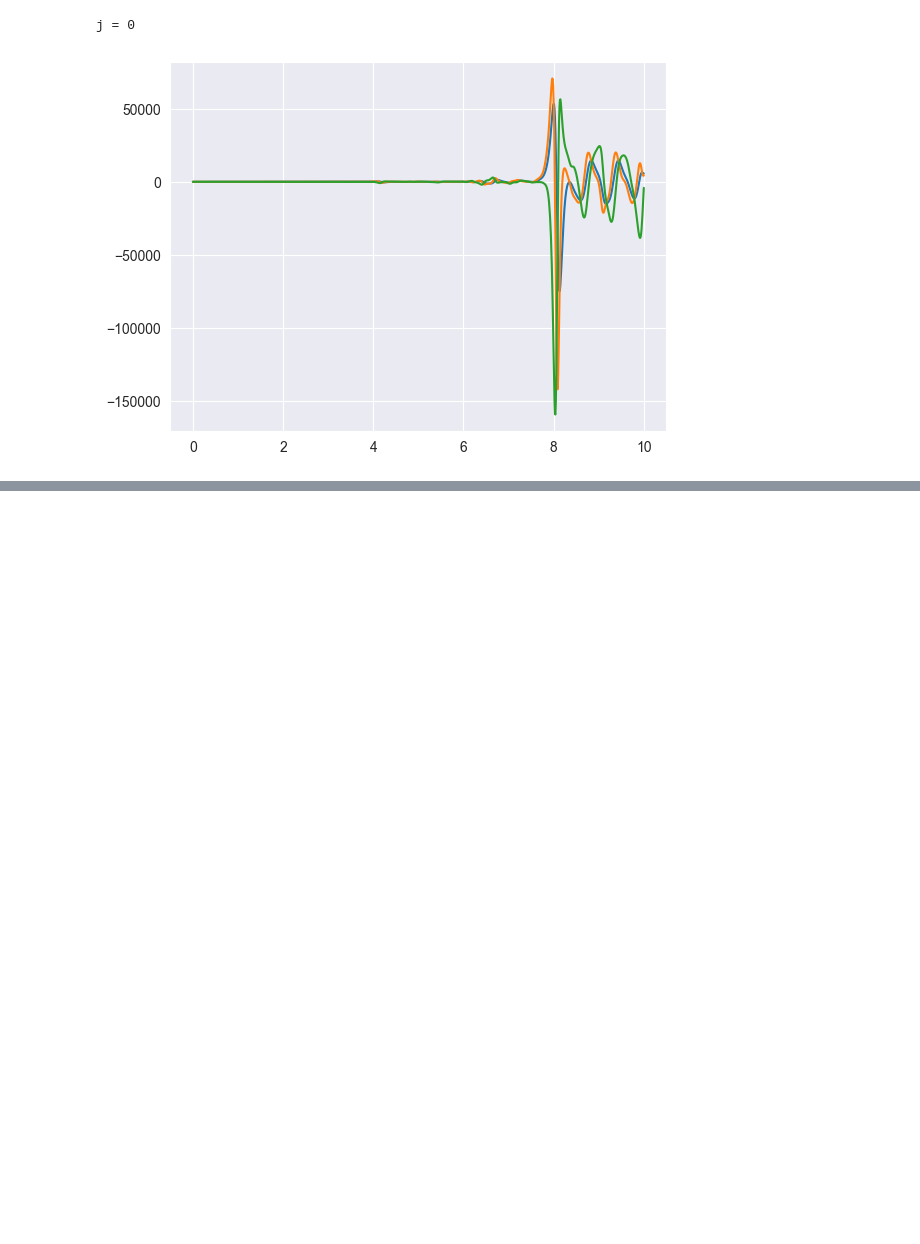
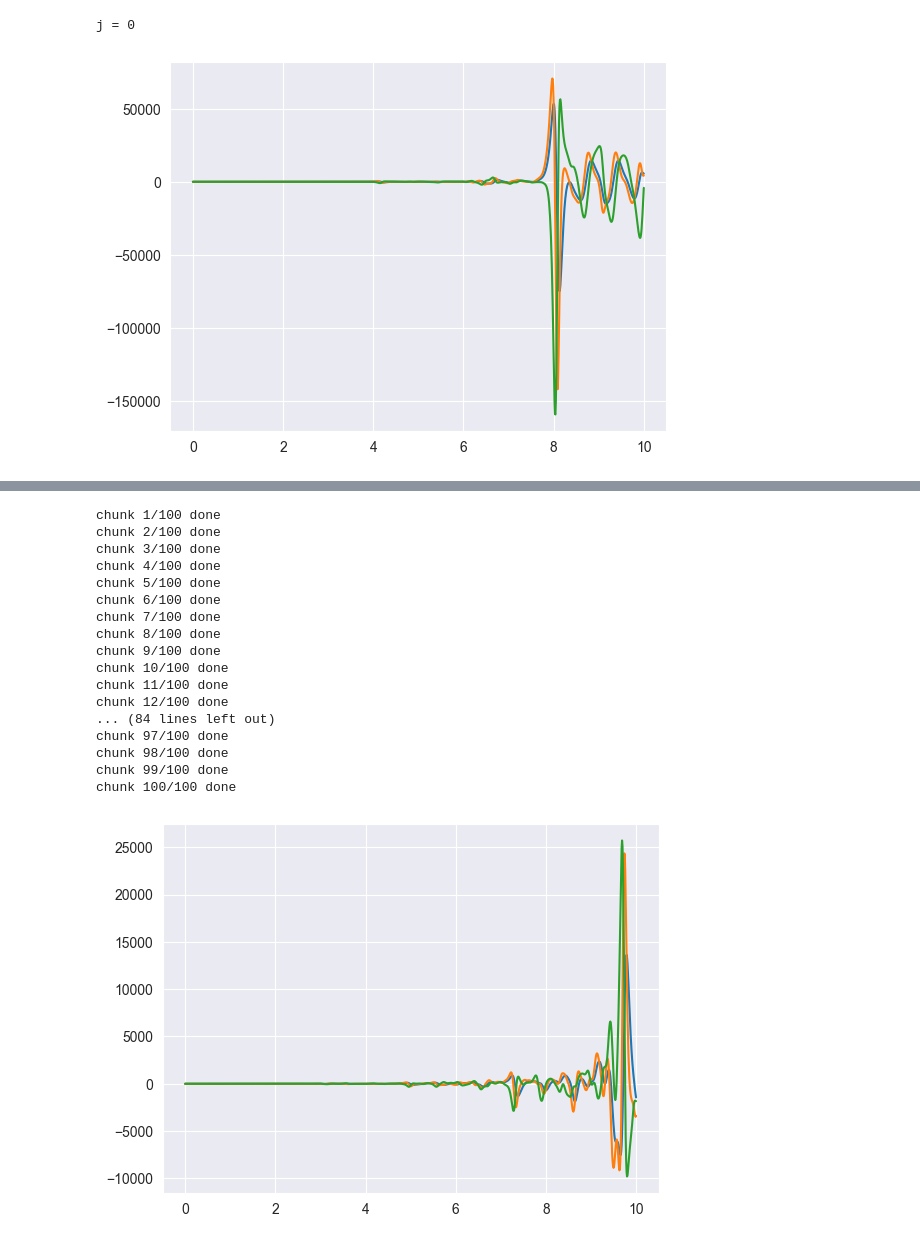
Before and after one commit to viewyan/DAC23, a Jupyter notebook: Weather/weather.ipynb, the cells around one changed output, grey strips where cells are left out. Drawn from its saved outputs; the diff is of its cells as text; code cells hidden in the pictures; blank space fills up the shorter version.

```diff
--- a/Weather/weather.ipynb
+++ b/Weather/weather.ipynb
@@ -73,0 +141,41 @@ j = 0
+# %%
+M = 100000      # 1e6
+chunk = 1000    # 每段1万
+num_chunks = M // chunk
+
+response = zeros((N+1, 3))
+
+for i in range(num_chunks):
+    tmp = zeros((N+1, 3))
+    for j in range(chunk):
+        tmp += rk_integrate(x)[:,3:]
+        x[3:] = deltaf
+    tmp /= chunk
+    response += tmp
+    print(f"chunk {i+1}/{num_chunks} done")
+
+response /= num_chunks
+
+figure()
+tt = linspace(0, T, N+1)
+plot(tt, response)
+show()
+# %% [output]
+chunk 1/100 done
+chunk 2/100 done
+chunk 3/100 done
+chunk 4/100 done
+chunk 5/100 done
+chunk 6/100 done
+chunk 7/100 done
+chunk 8/100 done
+chunk 9/100 done
+chunk 10/100 done
+chunk 11/100 done
+chunk 12/100 done
+... (84 lines left out)
+chunk 97/100 done
+chunk 98/100 done
+chunk 99/100 done
+chunk 100/100 done
+[figure, added]
```
Also changed, not shown: parts of 4 cells of this notebook, 13 other files.
